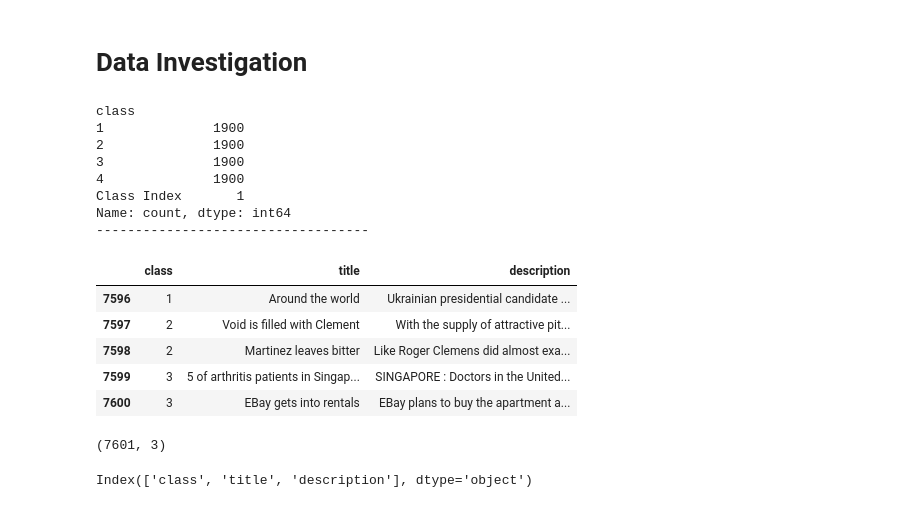
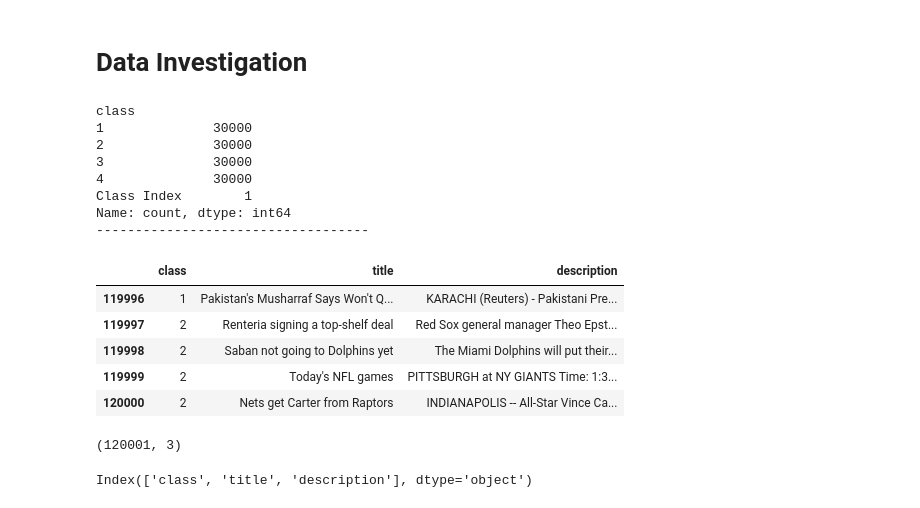
Before and after one commit to Victor-Tung/CS171_news_classification, a Jupyter notebook: CS171_news_classification.ipynb, the cells around one changed output. Saved outputs shown, nothing was run; the diff lists cells and outputs as text; code cells hidden in the pictures.

```diff
--- a/CS171_news_classification.ipynb
+++ b/CS171_news_classification.ipynb
@@ -10,38 +10,40 @@ Mounted at /content/drive
 # %%
 import pandas as pd
 import numpy as np
 import re
 import matplotlib.pyplot as plt
 import seaborn as sns
 
 pd.set_option('display.max_colwidth', None)
 pd.set_option('display.max_columns', None)
 pd.set_option('display.width', None)
 
 # Read the features file.
-data = pd.read_csv('/content/drive/MyDrive/CS171/ag_train.csv',header=None,
+train_data = pd.read_csv('/content/drive/MyDrive/CS171/ag_train.csv',header=None,
+                   names=['class', 'title', 'description'])
+test_data = pd.read_csv('/content/drive/MyDrive/CS171/ag_test.csv',header=None,
                    names=['class', 'title', 'description'])
 #first 30 lines are all class index 3, data set is well balanced
-print(data['class'].value_counts().sort_index())
+print(train_data['class'].value_counts().sort_index())
 print('-----------------------------------')
-data.tail(5)
+train_data.tail(5)
 # %% [output]
 class
-1              1900
-2              1900
-3              1900
-4              1900
-Class Index       1
+1              30000
+2              30000
+3              30000
+4              30000
+Class Index        1
 Name: count, dtype: int64
 -----------------------------------
 |  | class | title | description |
-| 7596 | 1 | Around the world | Ukrainian presidential candidate ... |
-| 7597 | 2 | Void is filled with Clement | With the supply of attractive pit... |
-| 7598 | 2 | Martinez leaves bitter | Like Roger Clemens did almost exa... |
-| 7599 | 3 | 5 of arthritis patients in Singap... | SINGAPORE : Doctors in the United... |
-| 7600 | 3 | EBay gets into rentals | EBay plans to buy the apartment a... |
+| 119996 | 1 | Pakistan's Musharraf Says Won't Q... | KARACHI (Reuters) - Pakistani Pre... |
+| 119997 | 2 | Renteria signing a top-shelf deal | Red Sox general manager Theo Epst... |
+| 119998 | 2 | Saban not going to Dolphins yet | The Miami Dolphins will put their... |
+| 119999 | 2 | Today's NFL games | PITTSBURGH at NY GIANTS Time: 1:3... |
+| 120000 | 2 | Nets get Carter from Raptors | INDIANAPOLIS -- All-Star Vince Ca... |
 # %%
-data.shape
+train_data.shape
 # %% [output]
-(7601, 3)
+(120001, 3)
 # %%
```
Also changed, not shown: parts of 11 cells of this notebook.
